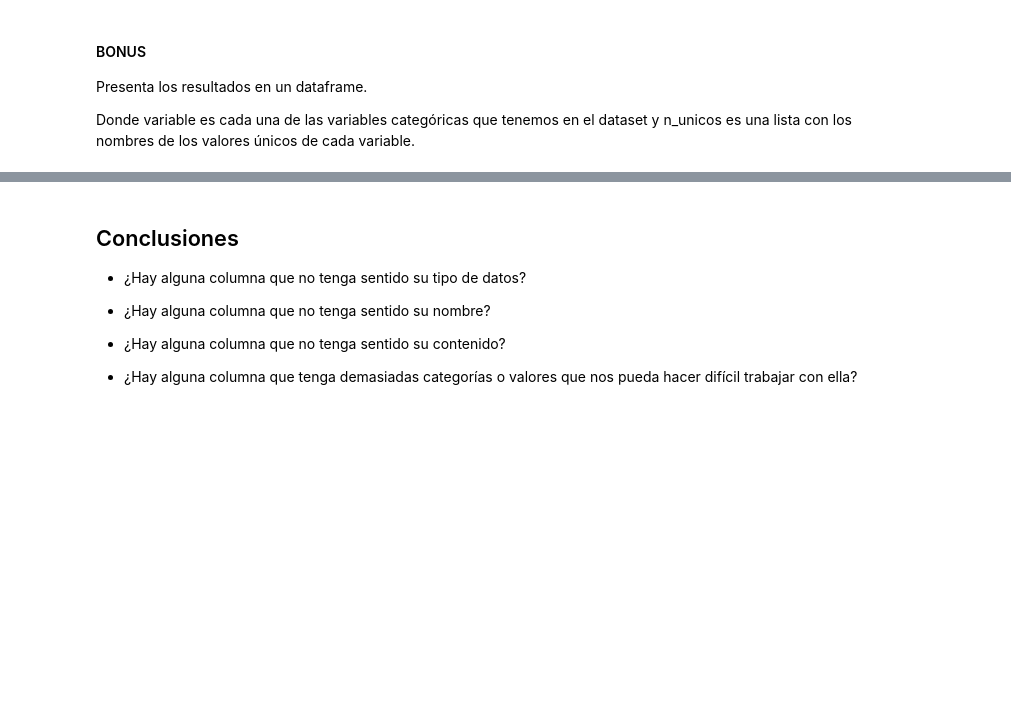
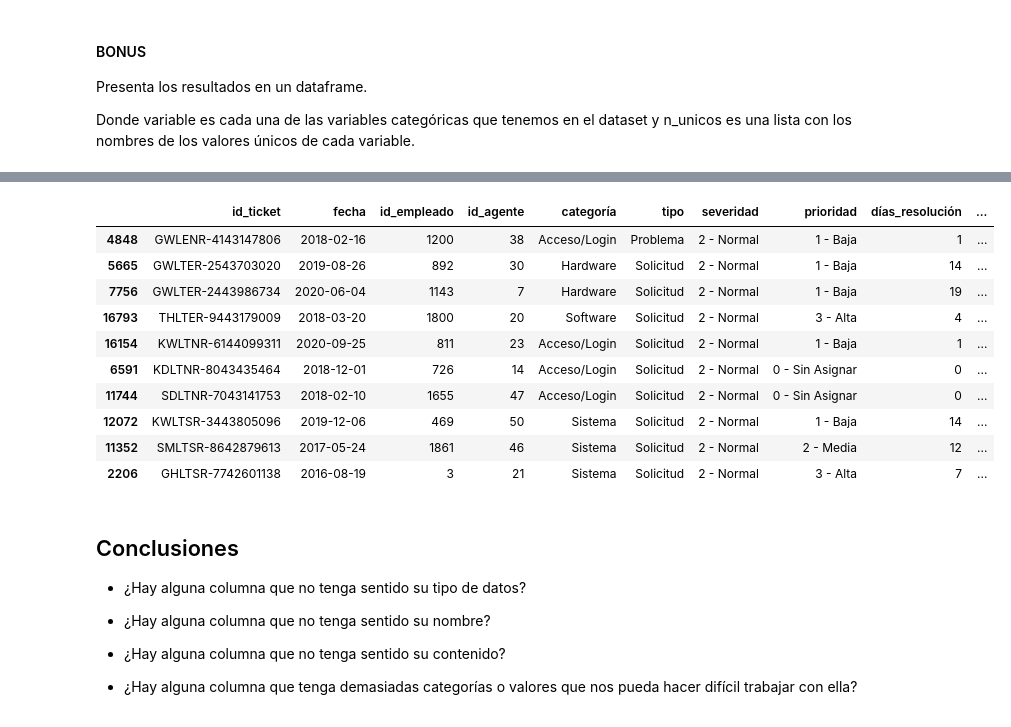
Before and after one commit to Adalab/EDA-y-ETL, a Jupyter notebook: eda/eda-I.ipynb, the cells around one changed output, grey strips where cells are left out. Drawn from its saved outputs; the diff is of its cells as text; code cells hidden in the pictures; blank space fills up the shorter version.

```diff
--- a/eda/eda-I.ipynb
+++ b/eda/eda-I.ipynb
@@ -11,3 +15,5 @@
+# %%
+df = pd.read_csv("datos/historico_tickets_limpio_pandas.csv", index_col=0)
 # %% [markdown]
 ## Objetivos
 
@@ -35,3 +227,17 @@ Donde variable es cada una de las variables categóricas que tenemos en el datas
+# %%
+df.sample(10)
+# %% [output]
+|  | id_ticket | fecha | id_empleado | id_agente | categoría | tipo | severidad | prioridad | días_resolución | ... |
+| 4848 | GWLENR-4143147806 | 2018-02-16 | 1200 | 38 | Acceso/Login | Problema | 2 - Normal | 1 - Baja | 1 | ... |
+| 5665 | GWLTER-2543703020 | 2019-08-26 | 892 | 30 | Hardware | Solicitud | 2 - Normal | 1 - Baja | 14 | ... |
+| 7756 | GWLTER-2443986734 | 2020-06-04 | 1143 | 7 | Hardware | Solicitud | 2 - Normal | 1 - Baja | 19 | ... |
+| 16793 | THLTER-9443179009 | 2018-03-20 | 1800 | 20 | Software | Solicitud | 2 - Normal | 3 - Alta | 4 | ... |
+| 16154 | KWLTNR-6144099311 | 2020-09-25 | 811 | 23 | Acceso/Login | Solicitud | 2 - Normal | 1 - Baja | 1 | ... |
+| 6591 | KDLTNR-8043435464 | 2018-12-01 | 726 | 14 | Acceso/Login | Solicitud | 2 - Normal | 0 - Sin Asignar | 0 | ... |
+| 11744 | SDLTNR-7043141753 | 2018-02-10 | 1655 | 47 | Acceso/Login | Solicitud | 2 - Normal | 0 - Sin Asignar | 0 | ... |
+| 12072 | KWLTSR-3443805096 | 2019-12-06 | 469 | 50 | Sistema | Solicitud | 2 - Normal | 1 - Baja | 14 | ... |
+| 11352 | SMLTSR-8642879613 | 2017-05-24 | 1861 | 46 | Sistema | Solicitud | 2 - Normal | 2 - Media | 12 | ... |
+| 2206 | GHLTSR-7742601138 | 2016-08-19 | 3 | 21 | Sistema | Solicitud | 2 - Normal | 3 - Alta | 7 | ... |
 # %% [markdown]
 ## Conclusiones
 
```
Also changed, not shown: parts of 18 cells of this notebook, 1 other file.
